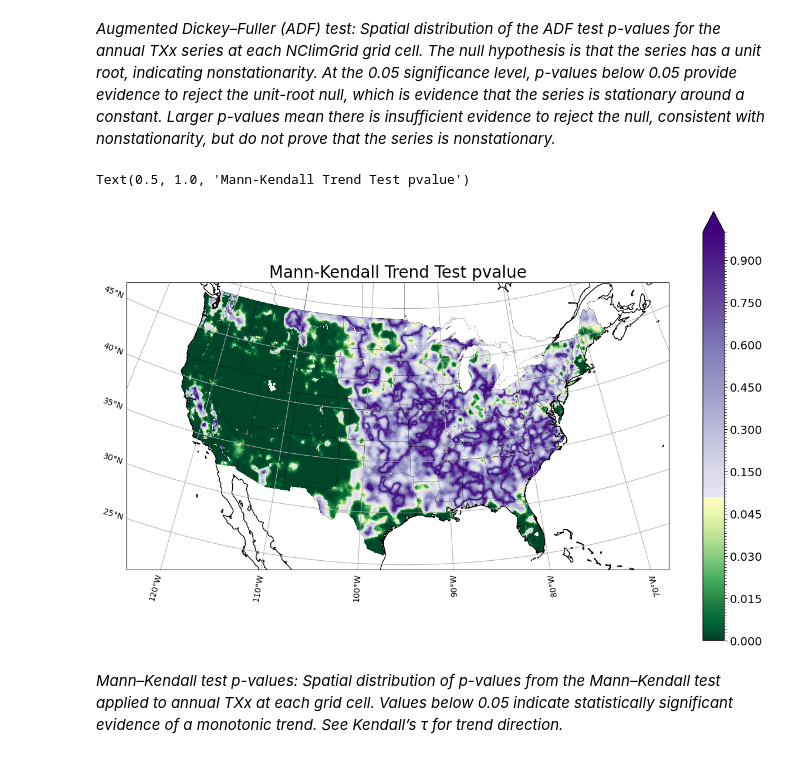
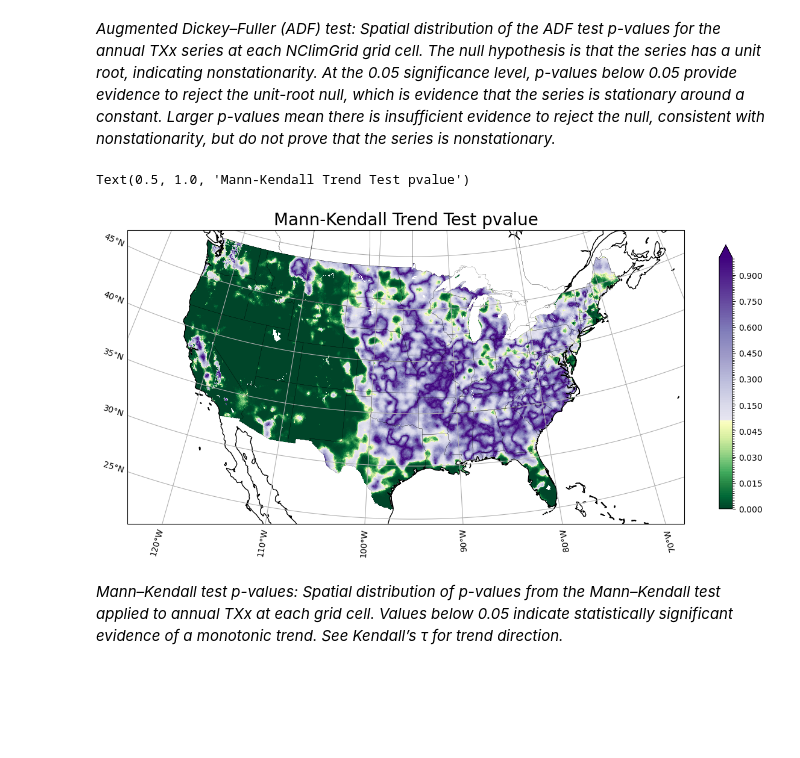
Before and after one commit to GaelleHervieux/TXx, a Jupyter notebook: NClimGrid_TXx_IID.ipynb, the cells around one changed output. Drawn from its saved outputs; the diff is of its cells as text; code cells hidden in the pictures; blank space fills up the shorter version.

```diff
--- a/NClimGrid_TXx_IID.ipynb
+++ b/NClimGrid_TXx_IID.ipynb
@@ -183,23 +181,22 @@ Text(0.5, 1.0, 'ADF pvalue')
 # %%
 proj=ccrs.LambertConformal(265,25)
 
 fig, ax = plt.subplots(nrows=1,ncols=1,figsize=(14,10),subplot_kw={'projection':proj})
 plt.subplots_adjust(bottom=0.15, right=0.95)
 
 clevs = np.arange(0,3.25,0.25)
-cc=mkp.plot.pcolormesh(ax=ax,cmap=pvalue_cmap,levels=clevs_pv,transform=ccrs.PlateCarree(), add_colorbar=False)
+cc=mkp.plot.pcolormesh(ax=ax,cmap=pvalue_cmap,levels=clevs_pv,transform=ccrs.PlateCarree(),\
+    add_colorbar=True,cbar_kwargs={'shrink':0.6,'label':''} )
 ax.add_feature(state_borders,zorder=100,edgecolor='k',linewidth=0.15)
 ax.coastlines()
-cbar=fig.colorbar(cc)
-cbar.ax.tick_params(labelsize=14)
-cbar.set_label(label='',fontsize=16)
+
 gl = ax.gridlines(draw_labels=True, dms=True, x_inline=False, y_inline=False)
 gl.top_labels = False   # Disable top labels
 gl.right_labels = False # Disable right labels
 plt.title(f'Mann-Kendall Trend Test pvalue',fontsize=20)
 # %% [output]
 Text(0.5, 1.0, 'Mann-Kendall Trend Test pvalue')
-[figure, old version]
+[figure, new version]
 # %% [markdown]
 *Mann–Kendall test p-values: Spatial distribution of p-values from the Mann–Kendall test applied to annual TXx at each grid cell. Values below 0.05 indicate statistically significant evidence of a monotonic trend. See Kendall’s τ for trend direction.*
 # %%
```
Also changed, not shown: parts of 3 cells of this notebook.
